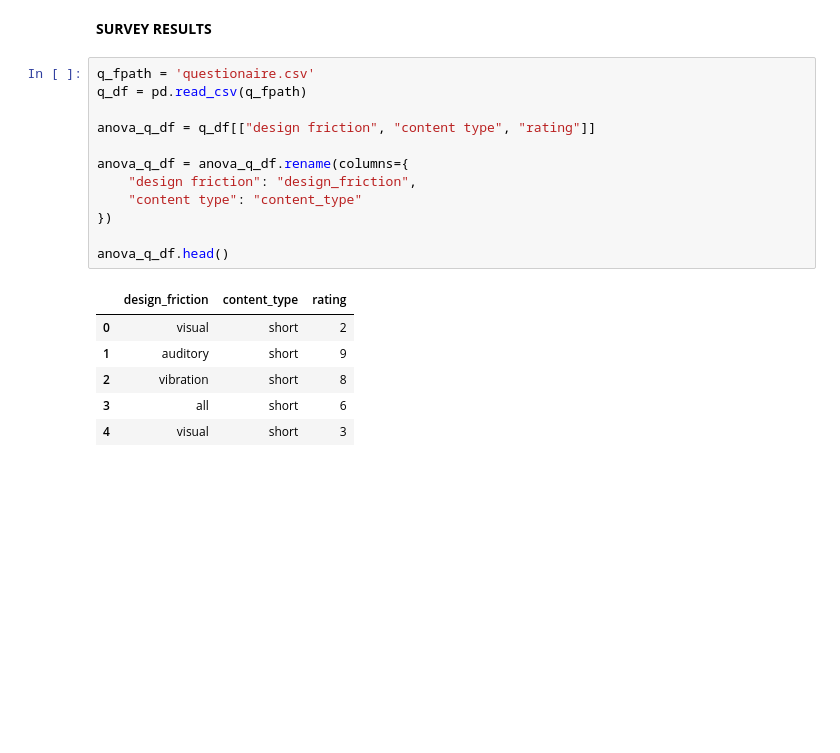
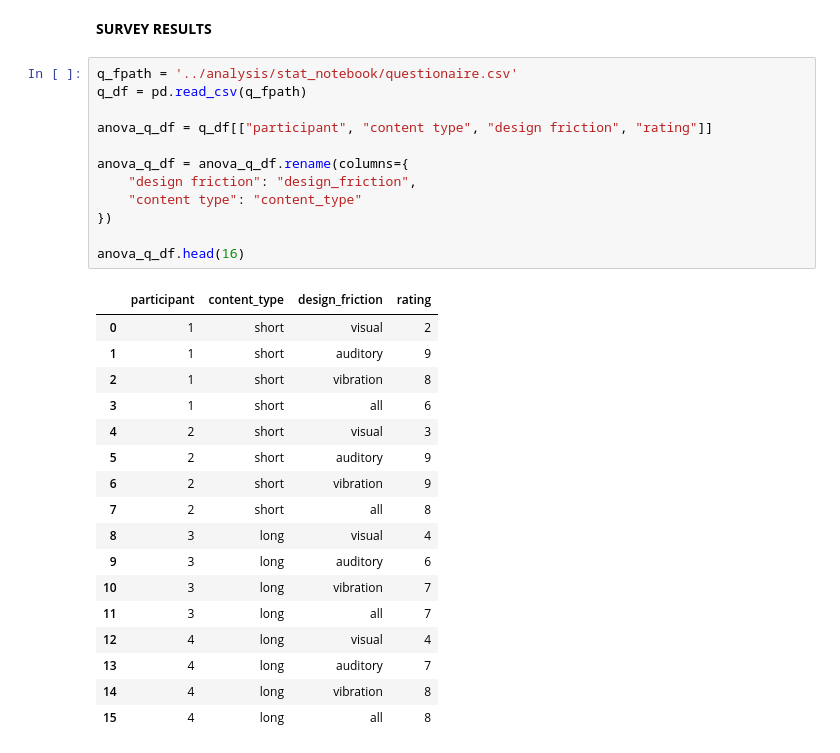
Before and after one commit to brigbrog/Scroll-Sensing-Visual-Array, a Jupyter notebook: analysis/pilot_study_graphmaker.ipynb, the cells around one changed output. Cells and saved outputs as stored; diff of their text form; blank space fills up the shorter version.

```diff
--- a/analysis/pilot_study_graphmaker.ipynb
+++ b/analysis/pilot_study_graphmaker.ipynb
@@ -395,22 +481,33 @@ Residual                       60159.119153  971.0       NaN       NaN
 # %% [markdown]
 **SURVEY RESULTS**
 # %%
-q_fpath = 'questionaire.csv'
+q_fpath = '../analysis/stat_notebook/questionaire.csv'
 q_df = pd.read_csv(q_fpath)
 
-anova_q_df = q_df[["design friction", "content type", "rating"]]
+anova_q_df = q_df[["participant", "content type", "design friction", "rating"]]
 
 anova_q_df = anova_q_df.rename(columns={
     "design friction": "design_friction",
     "content type": "content_type"
 })
 
-anova_q_df.head()
+anova_q_df.head(16)
 # %% [output]
-|  | design_friction | content_type | rating |
-| 0 | visual | short | 2 |
-| 1 | auditory | short | 9 |
-| 2 | vibration | short | 8 |
-| 3 | all | short | 6 |
-| 4 | visual | short | 3 |
+|  | participant | content_type | design_friction | rating |
+| 0 | 1 | short | visual | 2 |
+| 1 | 1 | short | auditory | 9 |
+| 2 | 1 | short | vibration | 8 |
+| 3 | 1 | short | all | 6 |
+| 4 | 2 | short | visual | 3 |
+| 5 | 2 | short | auditory | 9 |
+| 6 | 2 | short | vibration | 9 |
+| 7 | 2 | short | all | 8 |
+| 8 | 3 | long | visual | 4 |
+| 9 | 3 | long | auditory | 6 |
+| 10 | 3 | long | vibration | 7 |
+| 11 | 3 | long | all | 7 |
+| 12 | 4 | long | visual | 4 |
+| 13 | 4 | long | auditory | 7 |
+| 14 | 4 | long | vibration | 8 |
+| 15 | 4 | long | all | 8 |
 # %%
```
Also changed, not shown: parts of 9 cells of this notebook.
